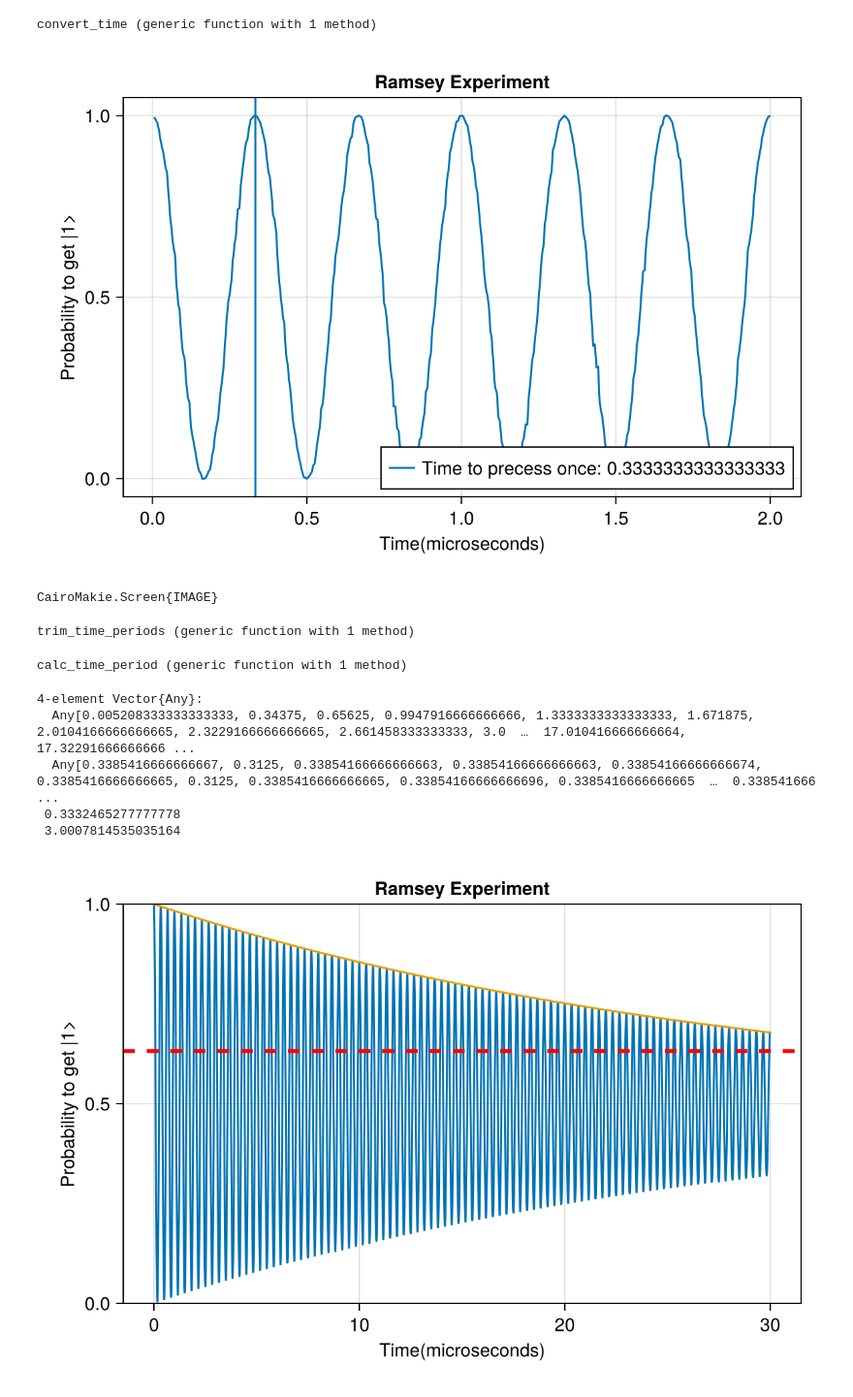
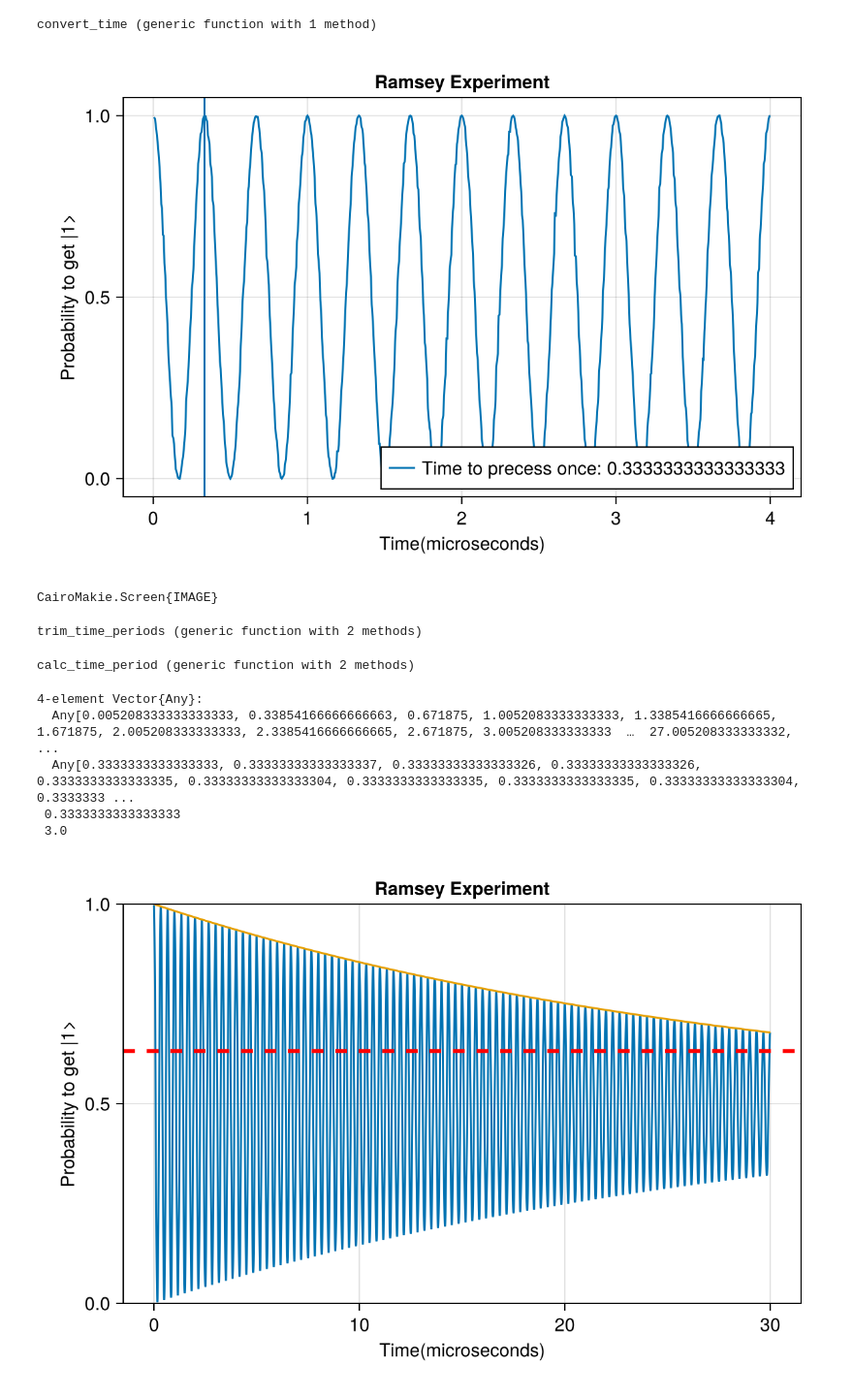
Before and after one commit to Ianborden/Quantum-APL, a Jupyter notebook: FridayResearch/Cleaned_Ramsey.ipynb, the cells around one changed output. Shown at 97% size. Cells and saved outputs as stored; diff of their text form; code cells hidden in the pictures.

```diff
--- a/FridayResearch/Cleaned_Ramsey.ipynb
+++ b/FridayResearch/Cleaned_Ramsey.ipynb
@@ -9,9 +9,9 @@ const ω01 = 6.063 * 1000 #MHz
 const ωpulse = 6.06 * 1000 #MHz
 const precession = 1/(ω01 - ωpulse) # Nanoseconds
 const time_to_iter = 2 * Sub_divisions * 1/(precession)
-const tolerance = 0.99
-const step_size = 5
-
+const tolerance = 0.995
+const step_size = 4
+const side_tolerance = 0.1
 
 initial_state = ComplexF64[1;0]
 H_Gate = ComplexF64[1/√2 1/√2; 1/√2 -1/√2]
@@ -50,12 +50,15 @@ function operate(time)
     data = []
     probs = []
     for i in t_range
-        push!(data, count(count_iterations, i))
-        push!(probs, count(count_iterations, i)/count_iterations)
+        counted = count(count_iterations, i)
+        push!(data, counted)
+        push!(probs, counted/count_iterations)
     end
 
     Ts = convert_time(range(1, iter))
 
     return [data, probs, Ts]
 end
+
+operate(2)[3]
 # %% [output]
@@ -71,20 +90,21 @@ end
 # %% [output]
 convert_time (generic function with 1 method)
 # %%
-t = 2 # microseconds
+t = 4 # microseconds
 g = operate(t)
 
 fig = Figure(size = (600, 400))
 ax = Axis(fig[1, 1], title = "Ramsey Experiment", xlabel = "Time(microseconds)", ylabel = "Probability to get |1>")
 vlines!(ax, precession, label = "Time to precess once: $(precession)")
 lines!(ax, g[3], g[2])
 axislegend(ax; position = :rb)
 display(fig)
 # %% [output]
-[figure, old version]
+[figure, new version]
 CairoMakie.Screen{IMAGE}
 # %%
-function calculate_ramsey_period(lst, tol)
+function calculate_ramsey_period(time; tol = tolerance)
+    lst = operate(time)[2]
     period = []
     if lst[1]>tol
         push!(period, 1)
@@ -92,30 +112,31 @@ function calculate_ramsey_period(lst, tol)
     if lst[end]>tol
         push!(period, length(lst))
     end
-    for i in range(1,length(lst); step = 5)
-        if i > 5  && i < length(lst) - (5+1)
+    for i in range(1,length(lst); step = step_size)
+        if i > step_size  && i < length(lst) - (step_size+1)
             if lst[i]>tol
                 push!(period, i)
             end
         end
     end
+    sort!(period)
     return [period, (period[length(period)] - period[1])/length(period)]
 end
 
 
-function calc_multi_period(time, tol)
+function calc_multi_period(time; tol = tolerance)
     periods = []
     for i in range(1,10)
-        push!(periods, calculate_ramsey_period(operate(time)[2], tol)[2])
+        push!(periods, calculate_ramsey_period(time)[2])
     end
     return [periods, maximum(periods), sum(periods)/length(periods)]
 end
 
 
-function find_time_periods(time, tol)
+function find_time_periods(time; tol = tolerance)
     time_period = []
     for i in range(1, 10)
-        periods = convert_time(calculate_ramsey_period(operate(time)[2], tol)[1])
+        periods = convert_time(calculate_ramsey_period(time)[1])
         for j in range(1, length(periods))
             if periods[j] ∉ time_period
                 push!(time_period, periods[j])
@@ -126,41 +147,39 @@ function find_time_periods(time, tol)
     return time_period
 end
 
-function trim_time_periods(time, tol, side_tol)
-    time_period_init = find_time_periods(time, tol)
+function trim_time_periods(time, side_tol; tol = tolerance)
+    time_period_init = find_time_periods(time)
     time_period = copy(time_period_init)
-    for i in range(1,length(time_period))
-        if i < length(time_period) - 1
-            if (time_period[i+1] - time_period[i]) < side_tol
-                time_period[i] = (time_period[i+1] + time_period[i])/2
-                deleteat!(time_period, i+1)
-            end
+    for i in range(1,length(time_period) - 2)
+        if (time_period[i+1] - time_period[i]) < side_tol
+            time_period[i] = (time_period[i+1] + time_period[i])/2
+            deleteat!(time_period, i+1)
         end
     end
     return [time_period_init, time_period]
 end
 # %% [output]
-trim_time_periods (generic function with 1 method)
+trim_time_periods (generic function with 2 methods)
 # %%
-function calc_time_period(time, tol, side_tol)
-    peaks =  trim_time_periods(time, tol, side_tol)[2]
+function calc_time_period(time, side_tol; tol = tolerance)
+    peaks =  trim_time_periods(time, side_tol)[2]
     periods = []
-    for i in range(1, length(peaks) - 1)
+    for i in range(1, length(peaks) - 2)
         push!(periods, peaks[i+1] - peaks[i])
     end
     period = sum(periods)/length(periods)
     return [peaks, periods, period, 1/period]
 end
 # %% [output]
-calc_time_period (generic function with 1 method)
+calc_time_period (generic function with 2 methods)
 # %%
-calc = calc_time_period(20, tolerance, side_dif)
+calc = calc_time_period(30, side_dif)
 # %% [output]
 4-element Vector{Any}:
-  Any[0.005208333333333333, 0.34375, 0.65625, 0.9947916666666666, 1.3333333333333333, 1.671875, 2.0104166666666665, 2.3229166666666665, 2.661458333333333, 3.0  …  17.010416666666664, 17.32291666666666 ...
-  Any[0.3385416666666667, 0.3125, 0.33854166666666663, 0.33854166666666663, 0.33854166666666674, 0.3385416666666665, 0.3125, 0.3385416666666665, 0.33854166666666696, 0.3385416666666665  …  0.338541666 ...
- 0.3332465277777778
- 3.0007814535035164
+  Any[0.005208333333333333, 0.33854166666666663, 0.671875, 1.0052083333333333, 1.3385416666666665, 1.671875, 2.005208333333333, 2.3385416666666665, 2.671875, 3.005208333333333  …  27.005208333333332,  ...
+  Any[0.3333333333333333, 0.33333333333333337, 0.33333333333333326, 0.33333333333333326, 0.3333333333333335, 0.33333333333333304, 0.3333333333333335, 0.3333333333333335, 0.33333333333333304, 0.3333333 ...
+ 0.3333333333333333
+ 3.0
 # %%
 Ts = operate(30)[3]
 Δ = calc[4]
```
Also changed, not shown: parts of 5 cells of this notebook, 13 other files.
